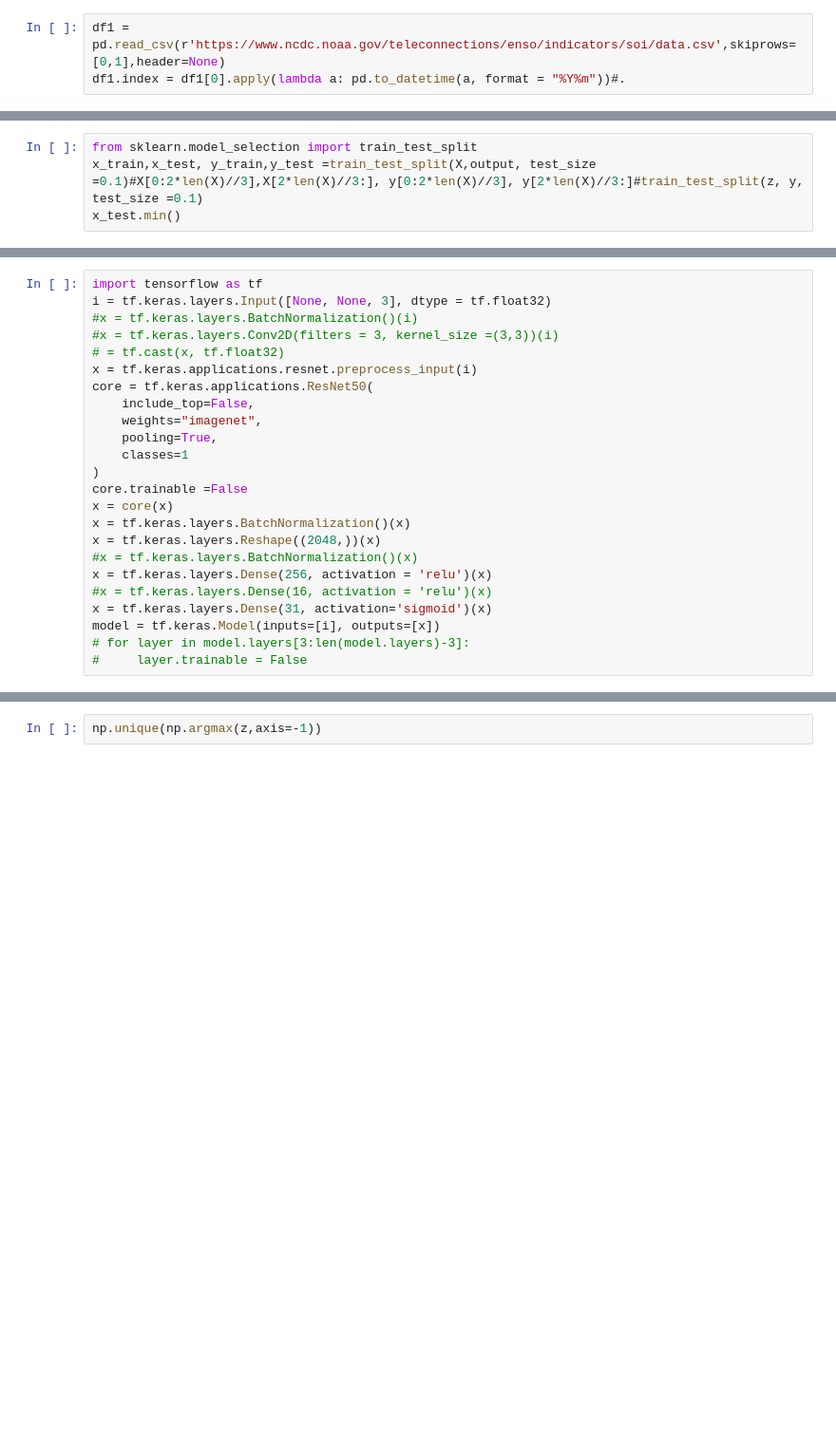
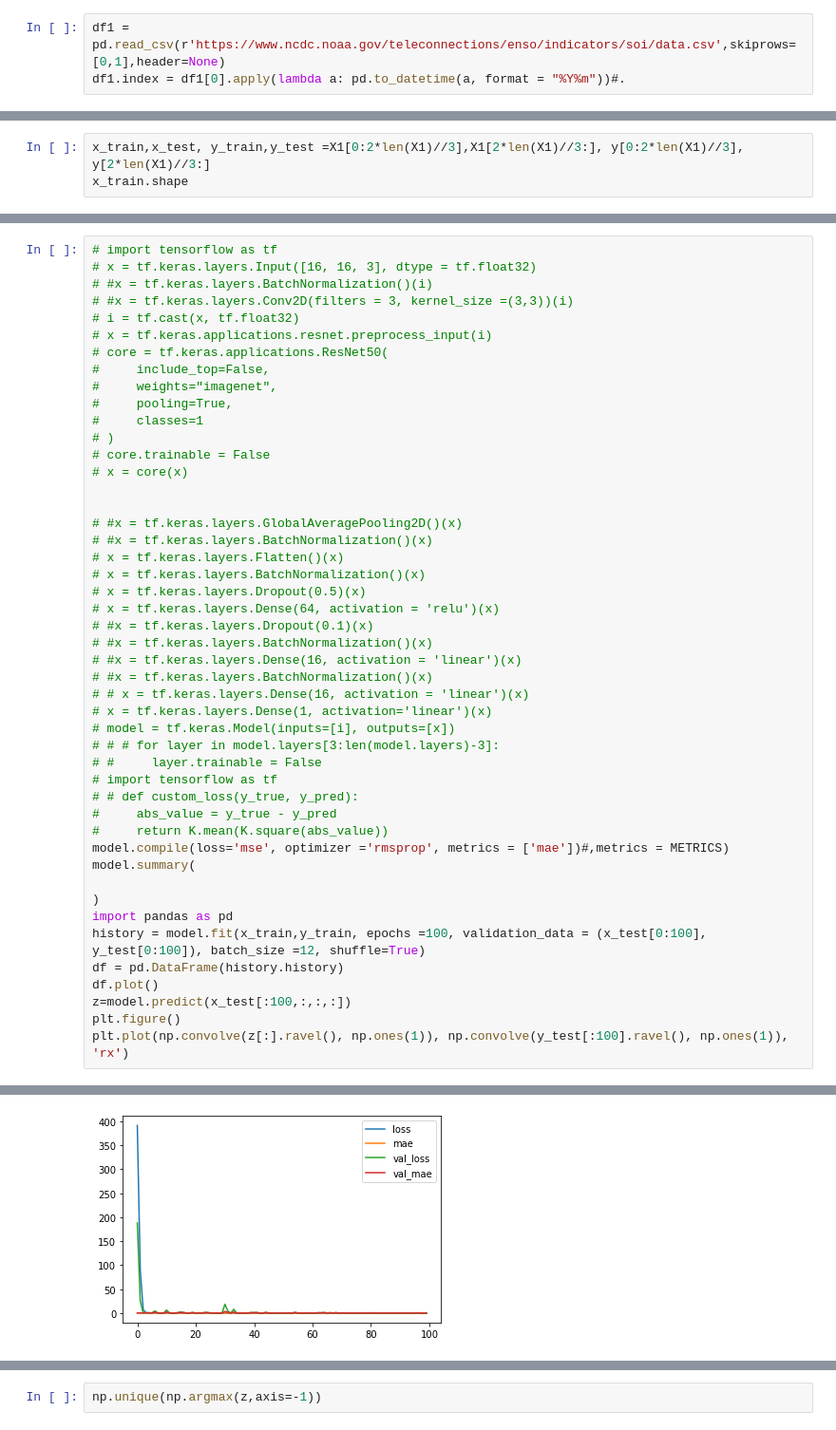
Before and after one commit to nicolasfauchereau/DL4SEAS, a Jupyter notebook: transfer_learning/notebooks/SST_anomalies_to_temperature_anoamlly.ipynb, the cells around one changed output, grey strips where cells are left out. Shown at 95% size. Drawn from its saved outputs; the diff is of its cells as text; blank space fills up the shorter version.

```diff
--- a/transfer_learning/notebooks/SST_anomalies_to_temperature_anoamlly.ipynb
+++ b/transfer_learning/notebooks/SST_anomalies_to_temperature_anoamlly.ipynb
@@ -92,0 +236,3 @@ Correlation over a 1 month rolling window 0.22298413931197972
+# %%
+x_train,x_test, y_train,y_test =X1[0:2*len(X1)//3],X1[2*len(X1)//3:], y[0:2*len(X1)//3], y[2*len(X1)//3:]
+x_train.shape
@@ -123,4 +244,0 @@ output = tf.keras.utils.to_categorical(
-# %%
-from sklearn.model_selection import train_test_split
-x_train,x_test, y_train,y_test =train_test_split(X,output, test_size =0.1)#X[0:2*len(X)//3],X[2*len(X)//3:], y[0:2*len(X)//3], y[2*len(X)//3:]#train_test_split(z, y, test_size =0.1)
-x_test.min()
@@ -133,24 +346,48 @@ y_train.shape
 # %%
-import tensorflow as tf
-i = tf.keras.layers.Input([None, None, 3], dtype = tf.float32)
-#x = tf.keras.layers.BatchNormalization()(i)
-#x = tf.keras.layers.Conv2D(filters = 3, kernel_size =(3,3))(i)
-# = tf.cast(x, tf.float32)
-x = tf.keras.applications.resnet.preprocess_input(i)
-core = tf.keras.applications.ResNet50(
-    include_top=False,
-    weights="imagenet",
-    pooling=True,
-    classes=1
+# import tensorflow as tf
+# x = tf.keras.layers.Input([16, 16, 3], dtype = tf.float32)
+# #x = tf.keras.layers.BatchNormalization()(i)
+# #x = tf.keras.layers.Conv2D(filters = 3, kernel_size =(3,3))(i)
+# i = tf.cast(x, tf.float32)
+# x = tf.keras.applications.resnet.preprocess_input(i)
+# core = tf.keras.applications.ResNet50(
+#     include_top=False,
+#     weights="imagenet",
+#     pooling=True,
+#     classes=1
+# )
+# core.trainable = False
+# x = core(x)
+
+
+# #x = tf.keras.layers.GlobalAveragePooling2D()(x)
+# #x = tf.keras.layers.BatchNormalization()(x)
+# x = tf.keras.layers.Flatten()(x)
+# x = tf.keras.layers.BatchNormalization()(x)
+# x = tf.keras.layers.Dropout(0.5)(x)
+# x = tf.keras.layers.Dense(64, activation = 'relu')(x)
+# #x = tf.keras.layers.Dropout(0.1)(x)
+# #x = tf.keras.layers.BatchNormalization()(x)
+# #x = tf.keras.layers.Dense(16, activation = 'linear')(x)
+# #x = tf.keras.layers.BatchNormalization()(x)
+# # x = tf.keras.layers.Dense(16, activation = 'linear')(x)
+# x = tf.keras.layers.Dense(1, activation='linear')(x)
+# model = tf.keras.Model(inputs=[i], outputs=[x])
+# # # for layer in model.layers[3:len(model.layers)-3]:
+# #     layer.trainable = False
+# import tensorflow as tf
+# # def custom_loss(y_true, y_pred):
+#     abs_value = y_true - y_pred
+#     return K.mean(K.square(abs_value))
+model.compile(loss='mse', optimizer ='rmsprop', metrics = ['mae'])#,metrics = METRICS)
+model.summary(
+
 )
-core.trainable =False
-x = core(x)
-x = tf.keras.layers.BatchNormalization()(x)
-x = tf.keras.layers.Reshape((2048,))(x)
-#x = tf.keras.layers.BatchNormalization()(x)
-x = tf.keras.layers.Dense(256, activation = 'relu')(x)
-#x = tf.keras.layers.Dense(16, activation = 'relu')(x)
-x = tf.keras.layers.Dense(31, activation='sigmoid')(x)
-model = tf.keras.Model(inputs=[i], outputs=[x])
-# for layer in model.layers[3:len(model.layers)-3]:
-#     layer.trainable = False
+import pandas as pd
+history = model.fit(x_train,y_train, epochs =100, validation_data = (x_test[0:100], y_test[0:100]), batch_size =12, shuffle=True)
+df = pd.DataFrame(history.history)
+df.plot()
+z=model.predict(x_test[:100,:,:,:])
+plt.figure()
+plt.plot(np.convolve(z[:].ravel(), np.ones(1)), np.convolve(y_test[:100].ravel(), np.ones(1)), 'rx')
+# %% [output]
@@ -156,0 +412 @@ model = tf.keras.Model(inputs=[i], outputs=[x])
+[figure, added]
```
Also changed, not shown: parts of 35 cells of this notebook, 4 other files.
